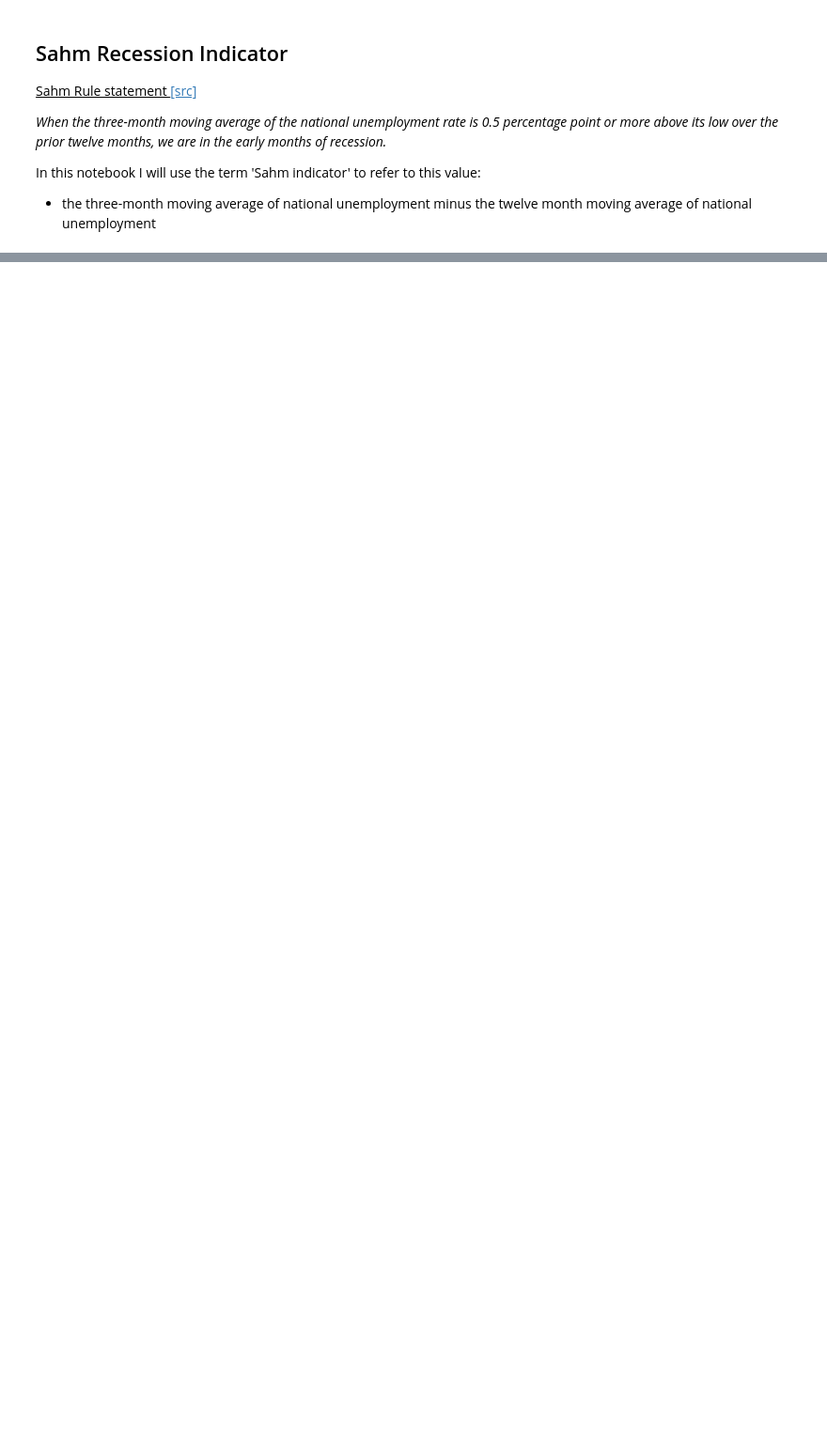
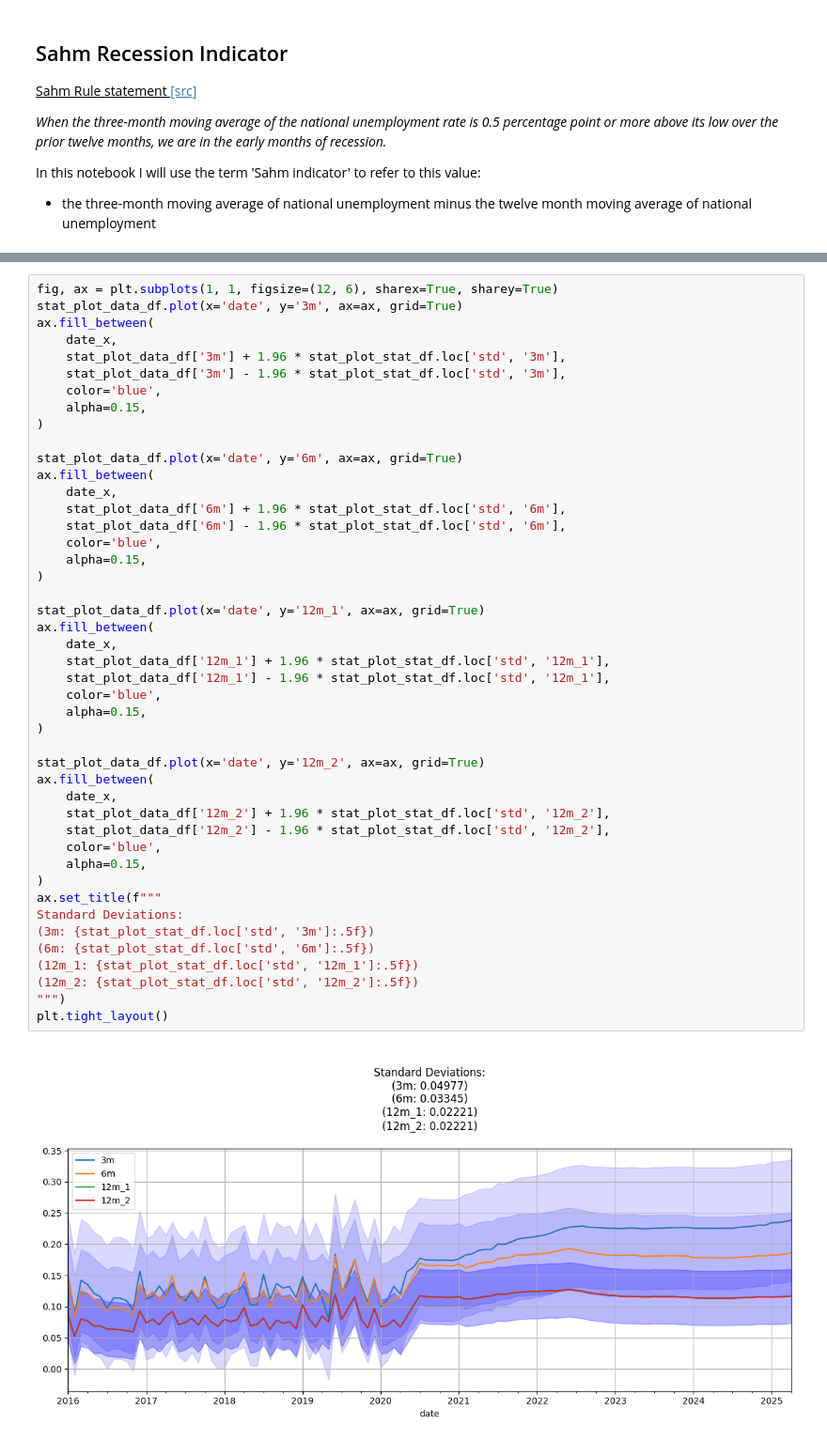
Before and after one commit to AbdulHafiiz/malaysia-economy-tracker, a Jupyter notebook: visualisations/economy.ipynb, the cells around one changed output, grey strips where cells are left out. Shown at 94% size. Drawn from its saved outputs; the diff is of its cells as text; blank space fills up the shorter version.

```diff
--- a/visualisations/economy.ipynb
+++ b/visualisations/economy.ipynb
@@ -40,0 +309,47 @@ plt.grid(True);
+# %%
+fig, ax = plt.subplots(1, 1, figsize=(12, 6), sharex=True, sharey=True)
+stat_plot_data_df.plot(x='date', y='3m', ax=ax, grid=True)
+ax.fill_between(
+    date_x,
+    stat_plot_data_df['3m'] + 1.96 * stat_plot_stat_df.loc['std', '3m'],
+    stat_plot_data_df['3m'] - 1.96 * stat_plot_stat_df.loc['std', '3m'],
+    color='blue',
+    alpha=0.15,
+)
+
+stat_plot_data_df.plot(x='date', y='6m', ax=ax, grid=True)
+ax.fill_between(
+    date_x,
+    stat_plot_data_df['6m'] + 1.96 * stat_plot_stat_df.loc['std', '6m'],
+    stat_plot_data_df['6m'] - 1.96 * stat_plot_stat_df.loc['std', '6m'],
+    color='blue',
+    alpha=0.15,
+)
+
+stat_plot_data_df.plot(x='date', y='12m_1', ax=ax, grid=True)
+ax.fill_between(
+    date_x,
+    stat_plot_data_df['12m_1'] + 1.96 * stat_plot_stat_df.loc['std', '12m_1'],
+    stat_plot_data_df['12m_1'] - 1.96 * stat_plot_stat_df.loc['std', '12m_1'],
+    color='blue',
+    alpha=0.15,
+)
+
+stat_plot_data_df.plot(x='date', y='12m_2', ax=ax, grid=True)
+ax.fill_between(
+    date_x,
+    stat_plot_data_df['12m_2'] + 1.96 * stat_plot_stat_df.loc['std', '12m_2'],
+    stat_plot_data_df['12m_2'] - 1.96 * stat_plot_stat_df.loc['std', '12m_2'],
+    color='blue',
+    alpha=0.15,
+)
+ax.set_title(f"""
+Standard Deviations:
+(3m: {stat_plot_stat_df.loc['std', '3m']:.5f})
+(6m: {stat_plot_stat_df.loc['std', '6m']:.5f})
+(12m_1: {stat_plot_stat_df.loc['std', '12m_1']:.5f})
+(12m_2: {stat_plot_stat_df.loc['std', '12m_2']:.5f})
+""")
+plt.tight_layout()
+# %% [output]
+[figure, added]
```
Also changed, not shown: parts of 29 cells of this notebook.
